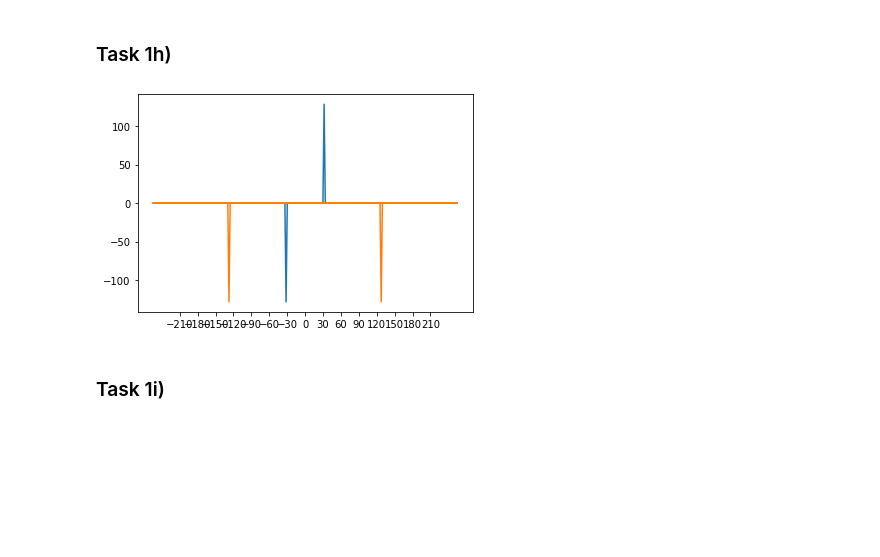
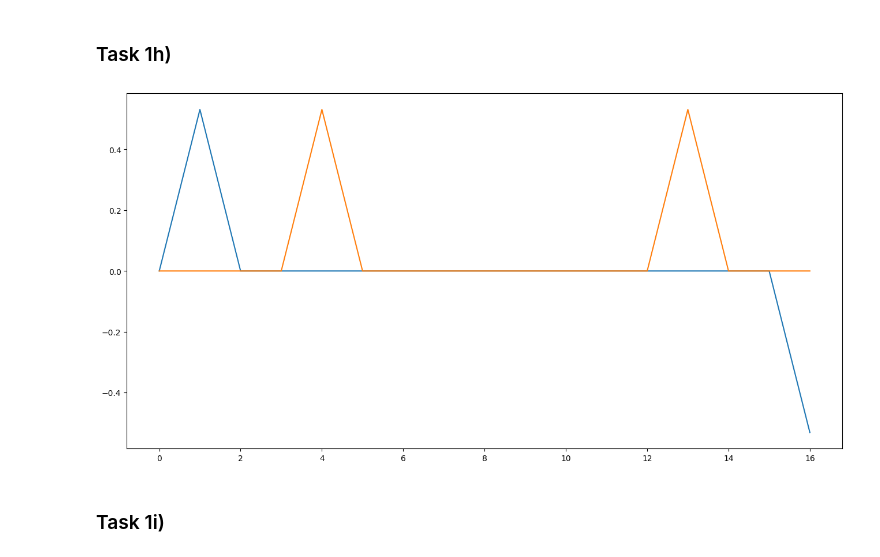
Before and after one commit to EmilKofoed/Prosjekt2-nummat, a Jupyter notebook: notebook.ipynb, the cells around one changed output. Cells and saved outputs as stored; diff of their text form; code cells hidden in the pictures; blank space fills up the shorter version.

```diff
--- a/notebook.ipynb
+++ b/notebook.ipynb
@@ -279,12 +279,13 @@ f2 = lambda x : np.sin(32*np.pi*x) + np.cos(128*np.pi*x)
 f3 = lambda x : x
 f4 = lambda x : 1 - np.abs(x)
 # %%
-plt.plot(fft.fftfreq(257,1/(256))*2, -transform(f2,257,-0.5).imag)
-plt.plot(fft.fftfreq(257,1/(256))*2, -transform(f2,257,-0.5).real)
-plt.xticks(np.arange(-105, 110, 15)*2)
+plt.figure(figsize=(16,8))
+plt.plot(transform(f2,17,-0.5).imag/16)
+plt.plot(transform(f2,17,-0.5).real/16)
+#plt.xticks(np.arange(-105, 110, 15))
 plt.show()
 # %% [output]
-[figure, old version]
+[figure, new version]
 # %% [markdown]
 ### Task 1i)
 # %%
```
Also changed, not shown: parts of 6 cells of this notebook.
